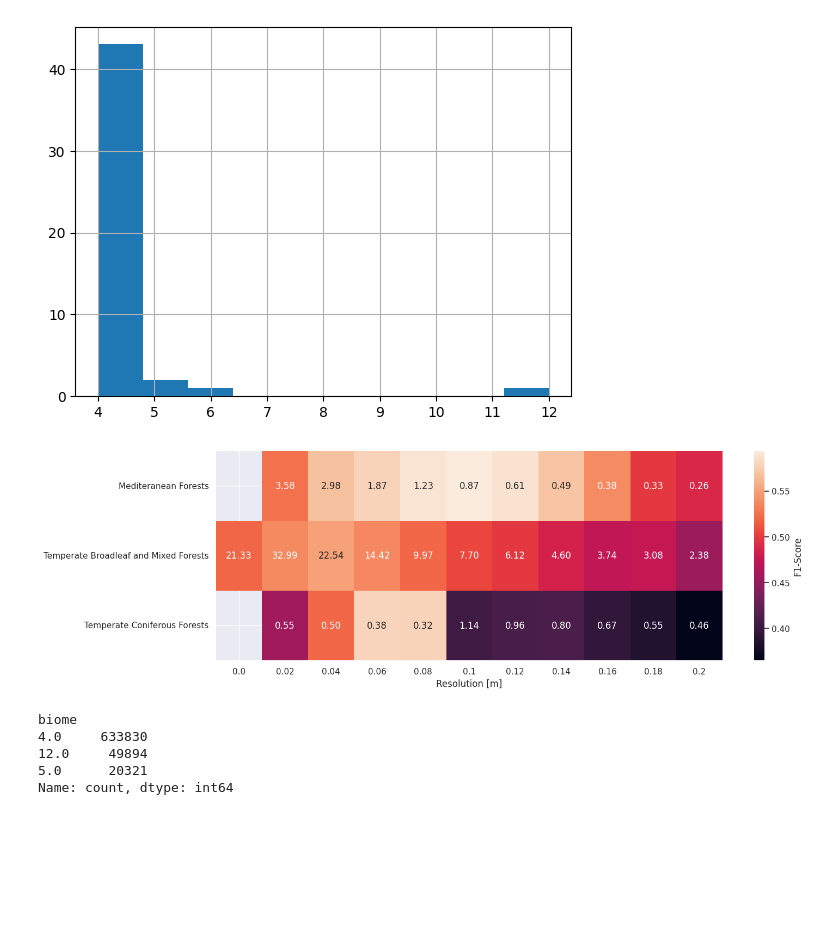
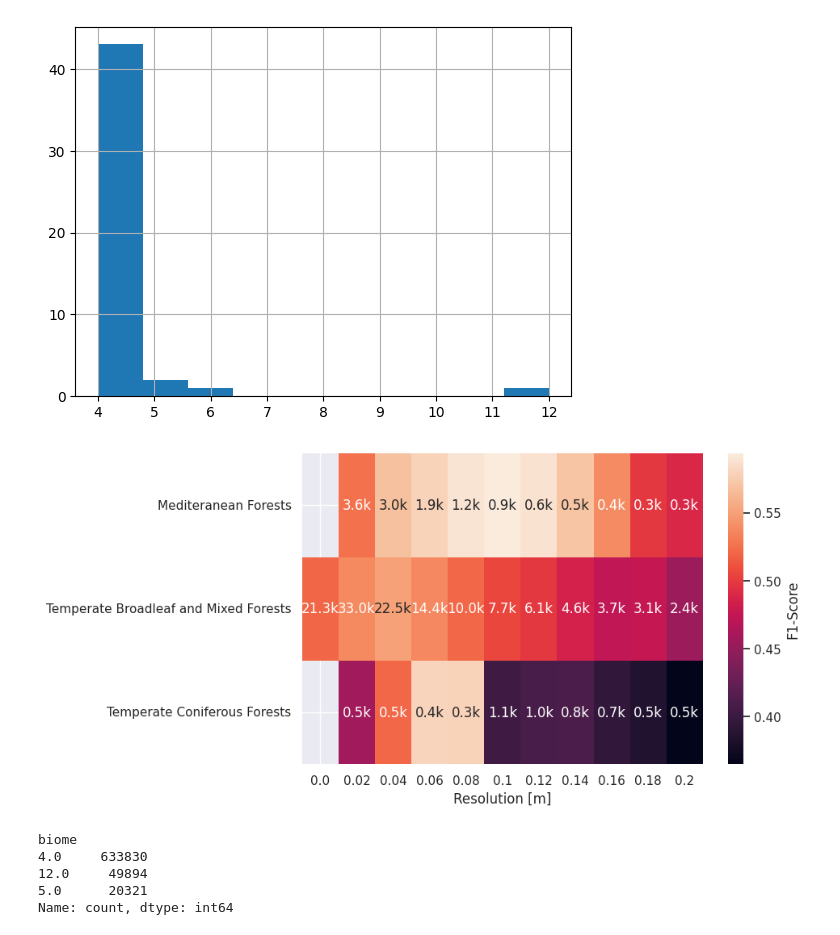
Before and after one commit to jmoeh/standing-deadwood, a Jupyter notebook: notebooks/100_experimentation.ipynb, the cells around one changed output. Drawn from its saved outputs; the diff is of its cells as text; code cells hidden in the pictures; blank space fills up the shorter version.

```diff
--- a/notebooks/100_experimentation.ipynb
+++ b/notebooks/100_experimentation.ipynb
@@ -59,0 +109,19 @@ class_weights = 1 / sqrt_counts
+# %%
+import seaborn as sns
+
+# plot hisogram with value counts multiplied by the class weights
+# Set the style and context of seaborn
+sns.set_style("whitegrid")
+sns.set_context("notebook")
+
+# Plot the histogram
+register_df["resolution_bin"].map(class_weights)
+
+
+# Set the title and labels
+plt.title("Histogram of Resolution Bin")
+plt.xlabel("Resolution Bin")
+plt.ylabel("Frequency")
+
+# Show the plot
+plt.show()
@@ -153,10 +246,6 @@ eval_df_3 = pd.read_csv(
 # %%
 # union of the two dataframes
 eval_df = pd.concat([eval_df_1, eval_df_2, eval_df_3])
-# %%
-eval_df = pd.read_csv(
-    f"/net/scratch/jmoehring/eval_100k_samples_biome_stratified_onefold_val_fold_0_epoch_20.csv"
-)
 # %%
 # add new column biome names
 biome_names = {
@@ -169,27 +258,31 @@ eval_df["biome_name"] = eval_df["biome"].map(biome_names)
 # %%
 sns.set_theme()
 pivoted = eval_df.pivot_table(index="biome_name", columns="resolution_bin", values="f1")
 pivoted_labels = (
     eval_df.pivot_table(
         index="biome_name",
         columns="resolution_bin",
         values="f1",
         aggfunc="count",
     )
     / 1000
 )
 ax = sns.heatmap(
     pivoted,
     cmap="rocket",
     annot=pivoted_labels,
-    fmt=".2f",
+    fmt=".1f",
     cbar_kws={"label": "F1-Score"},
 )
+# add "k" after the numbers
+for t in ax.texts:
+    t.set_text(t.get_text() + "k")
+
 ax.set_ylabel("")
 ax.set_xlabel("Resolution [m]")
 fig = ax.get_figure()
-fig.set_size_inches(15, 5)
+fig.set_size_inches(10, 5)
 plt.show()
 # %% [output]
-[figure, old version]
+[figure, new version]
 # %%
```
Also changed, not shown: parts of 17 cells of this notebook, 4 other files.
